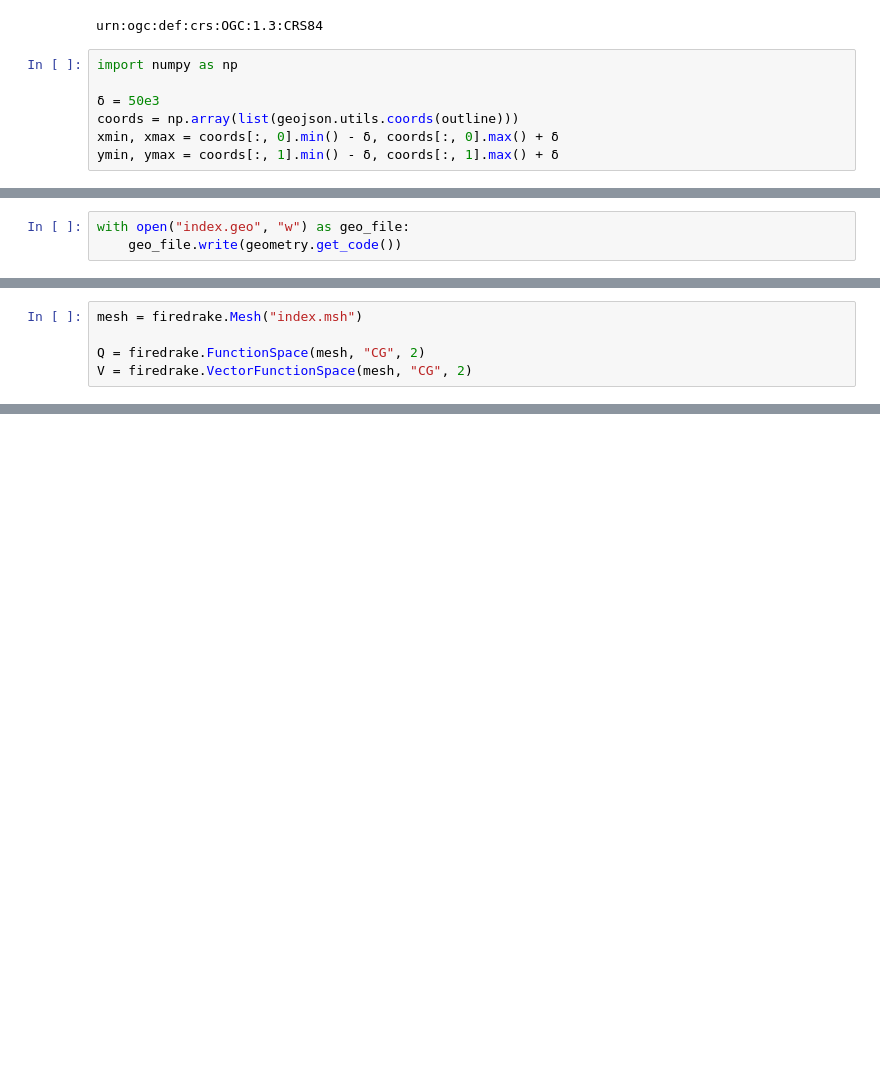
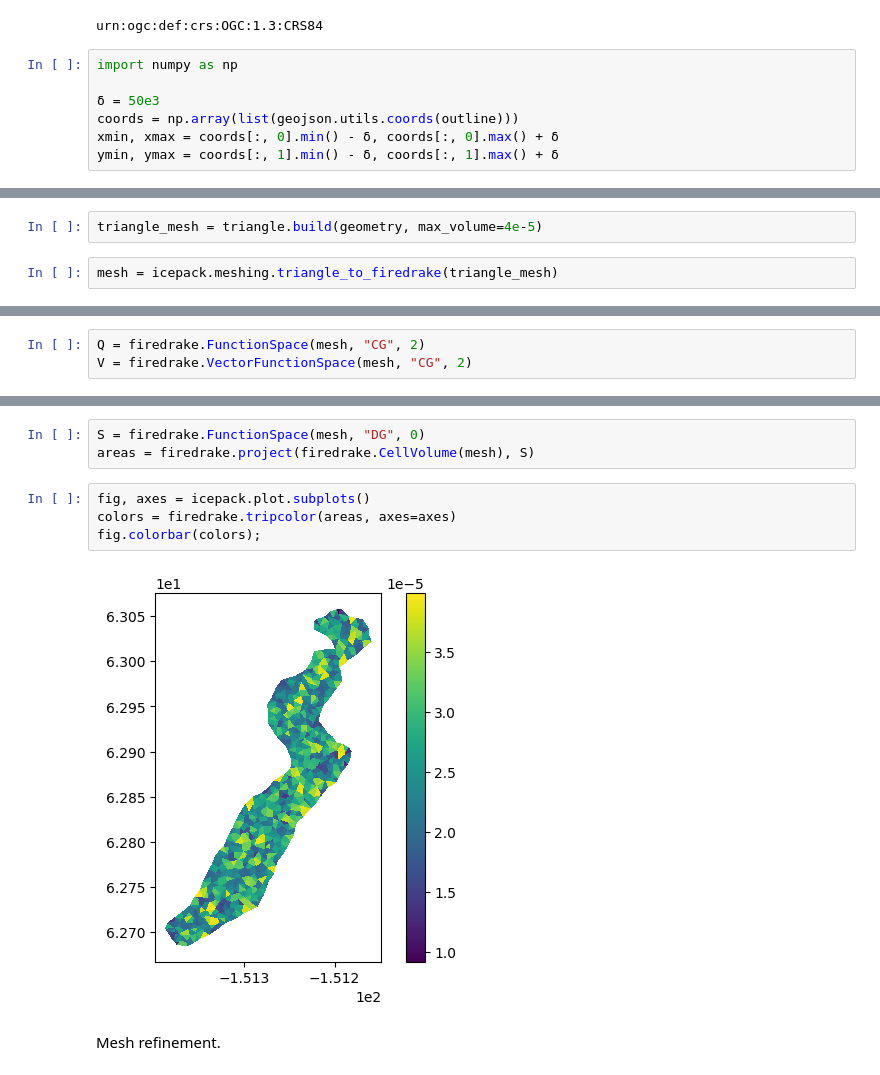
Before and after one commit to HUSILEBAI/icepack, a Jupyter notebook: ALK_test01.ipynb, the cells around one changed output, grey strips where cells are left out. Cells and saved outputs as stored; diff of their text form; blank space fills up the shorter version.

```diff
--- a/ALK_test01.ipynb
+++ b/ALK_test01.ipynb
@@ -40,3 +103,4 @@ geometry = icepack.meshing.collection_to_geo(outline)
+# %%
+triangle_mesh = triangle.build(geometry, max_volume=4e-5)
 # %%
-with open("index.geo", "w") as geo_file:
-    geo_file.write(geometry.get_code())
+mesh = icepack.meshing.triangle_to_firedrake(triangle_mesh)
@@ -45,6 +107,4 @@ with open("index.geo", "w") as geo_file:
 # %%
-mesh = firedrake.Mesh("index.msh")
-
 Q = firedrake.FunctionSpace(mesh, "CG", 2)
 V = firedrake.VectorFunctionSpace(mesh, "CG", 2)
 # %%
@@ -60,0 +121,11 @@ firedrake.triplot(mesh, axes=axes)
+# %%
+S = firedrake.FunctionSpace(mesh, "DG", 0)
+areas = firedrake.project(firedrake.CellVolume(mesh), S)
+# %%
+fig, axes = icepack.plot.subplots()
+colors = firedrake.tripcolor(areas, axes=axes)
+fig.colorbar(colors);
+# %% [output]
+[figure, added]
+# %% [markdown]
+Mesh refinement.
```
Also changed, not shown: parts of 21 cells of this notebook.
